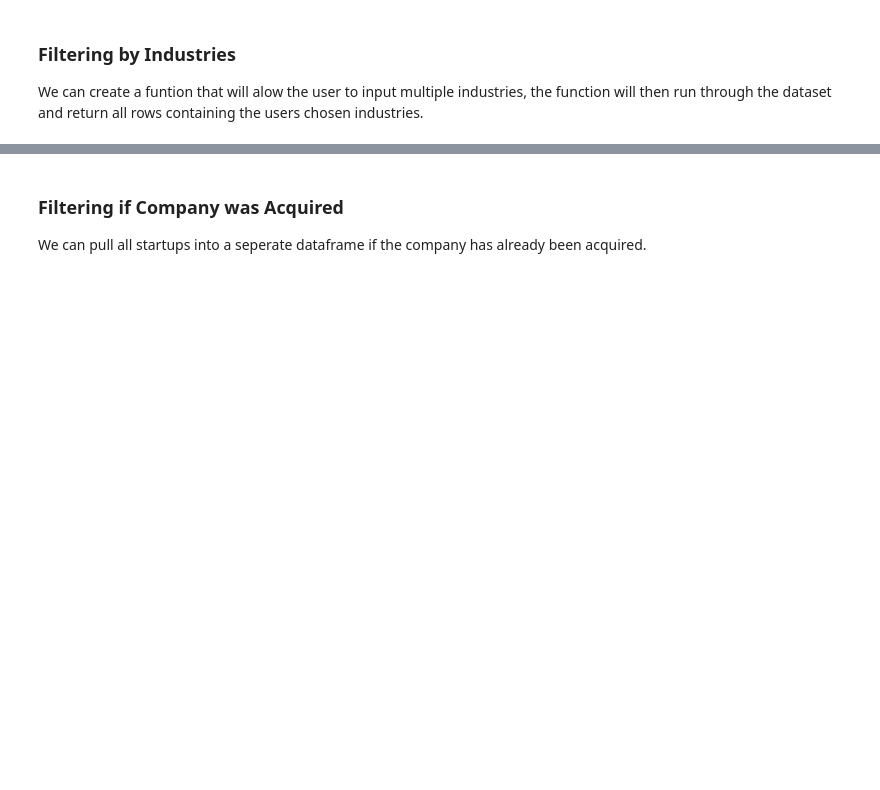
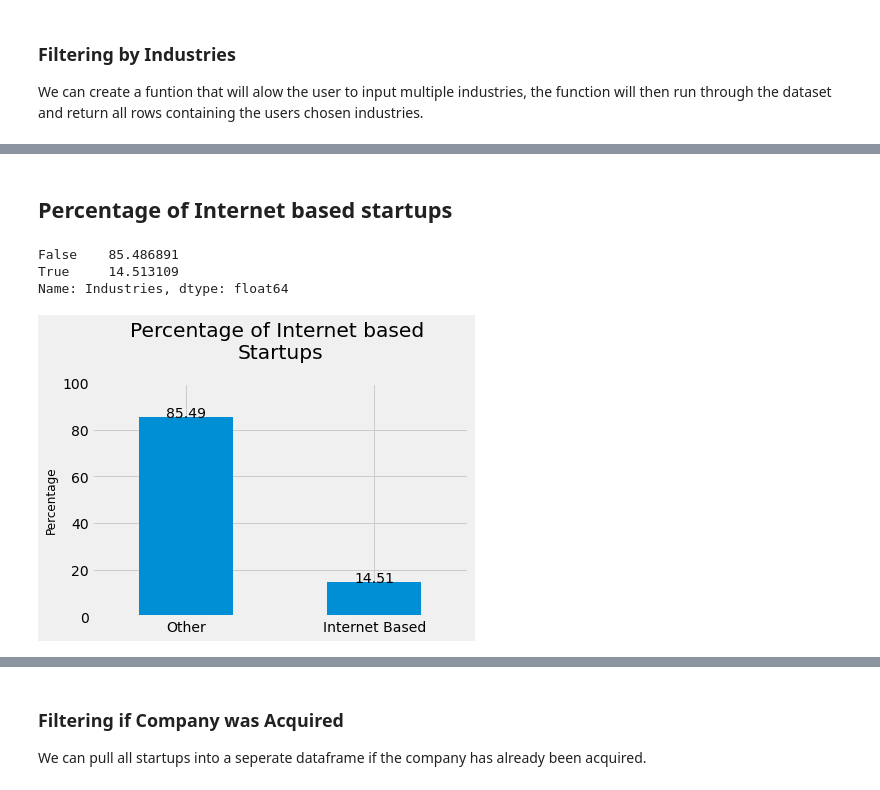
Before and after one commit to Smalik182/Venture_Capital_StartUp_Analysis, a Jupyter notebook: Untitled.ipynb, the cells around one changed output, grey strips where cells are left out. Cells and saved outputs as stored; diff of their text form; code cells hidden in the pictures; blank space fills up the shorter version.

```diff
--- a/Untitled.ipynb
+++ b/Untitled.ipynb
@@ -159,0 +158,36 @@ Internet
+# %% [markdown]
+## Percentage of Internet based startups
+# %%
+industry_df = clean_data['Industries'].dropna()
+# How popular are Electric Vehicle start ups
+EV_startups = industry_df.str.contains(
+'Internet') # returns an array of booleans
+freq_table = EV_startups.value_counts(normalize = True) * 100
+print(freq_table)
+
+# Function to add value labels
+def addlabels(x,y):
+    for i in range(len(x)):
+        plt.text(i, y[i], y[i], ha = 'center')
+
+x = ['Other', 'Internet Based']
+y = [85.49, 14.51]
+
+# Graph for Frequency Table above
+plt.style.use('fivethirtyeight')
+
+freq_table.plot.bar()
+plt.title('Percentage of Internet based \nStartups',
+          y = 1.08) # y pads the title upward'
+plt.ylabel('Percentage', fontsize = 12)
+plt.xticks([0, 1], ['Other', 'Internet Based'],
+          rotation = 0)
+plt.ylim([0,100])
+# calling the function to add value labels
+addlabels(x, y)
+plt.show()
+# %% [output]
+False    85.486891
+True     14.513109
+Name: Industries, dtype: float64
+[figure, added]
```
Also changed, not shown: parts of 8 cells of this notebook.
